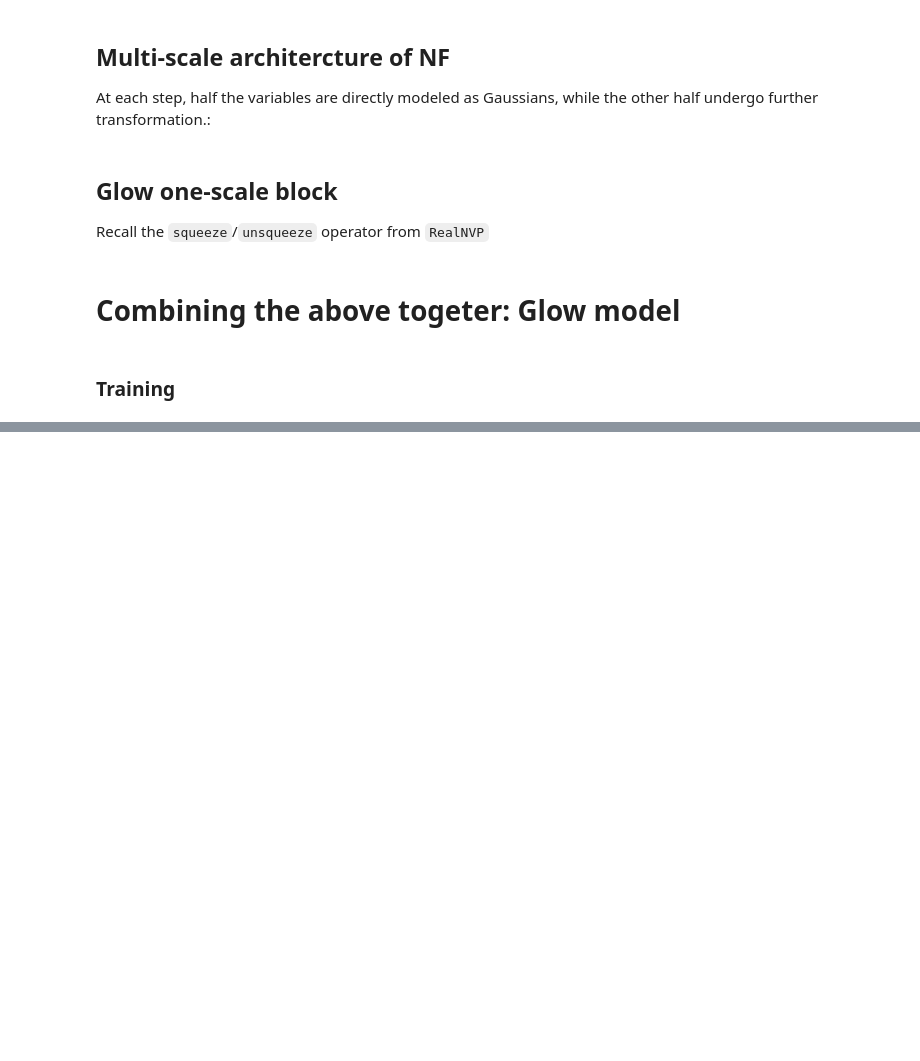
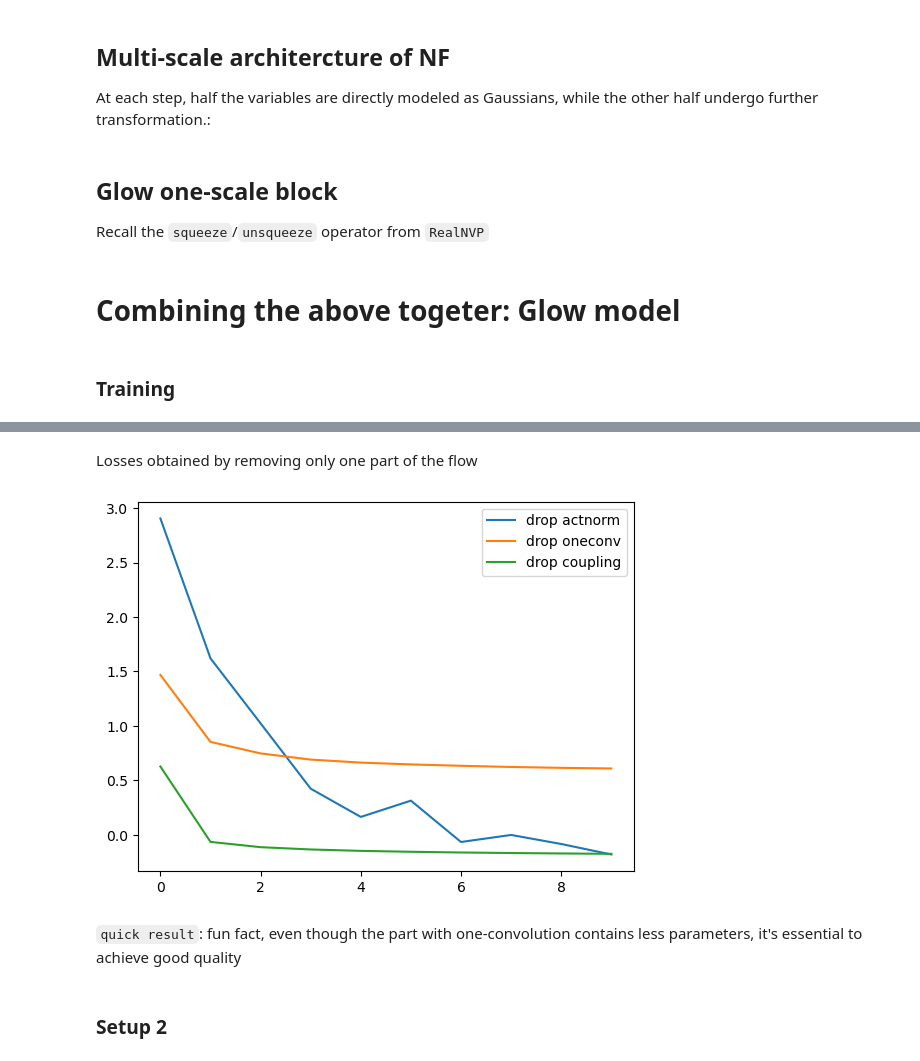
Before and after one commit to Natifick/Glow-ing-Bayes, a Jupyter notebook: Glow.ipynb, the cells around one changed output, grey strips where cells are left out. Cells and saved outputs as stored; diff of their text form; code cells hidden in the pictures; blank space fills up the shorter version.

```diff
--- a/Glow.ipynb
+++ b/Glow.ipynb
@@ -359,6 +362,12 @@ class AffineCoupling(nn.Module):
 # %% [markdown]
 ## One step of Glow
 # %%
+def count_parameters(model):
+    total_param = 0
+    for i in model.parameters():
+        total_param += np.prod(i.shape)
+    return total_param
+
 class Flow(nn.Module):
     def __init__(self, in_channel, affine=True, conv_lu=True, layers_mask=[1, 1, 1]):
         '''
@@ -368,14 +377,16 @@ class Flow(nn.Module):
         self.mask = layers_mask
         if self.mask[0]:
             self.actnorm = ActNorm(in_channel)
+            print('actnorm parameter count:', count_parameters(self.actnorm))
         if self.mask[1]:
             if conv_lu:
                 self.invconv = InvConv2dLU(in_channel)
-
             else:
                 self.invconv = InvConv2d(in_channel)
+            print('invconv parameter count:', count_parameters(self.invconv))
         if self.mask[2]:
             self.coupling = AffineCoupling(in_channel, affine=affine)
+            print('coupling parameter count:', count_parameters(self.coupling))
 
     def forward(self, input):
         # Fallback in case we turn everything off -_-
@@ -723,0 +746,20 @@ plt.show()
+# %% [markdown]
+Losses obtained by removing only one part of the flow
+# %%
+for i, name in zip(range(3),
+             ['drop actnorm', 'drop oneconv', 'drop coupling']):
+    # layers_mask = [use_act_norm, use_one_conv, use_coupling]
+    mask = [1]*3
+    mask[i] = 0
+    model_prefix = "m" + "".join([str(m) for m in mask])
+    with open(f"checkpoints/losss_{model_prefix}.json", "r") as f:
+        losses = json.load(f)
+    plt.plot(losses['Loss'], label=name)
+plt.legend()
+plt.show()
+# %% [output]
+[figure, added]
+# %% [markdown]
+`quick result`: fun fact, even though the part with one-convolution contains less parameters, it's essential to achieve good quality
+# %% [markdown]
+### Setup 2
```
Also changed, not shown: parts of 14 cells of this notebook.
